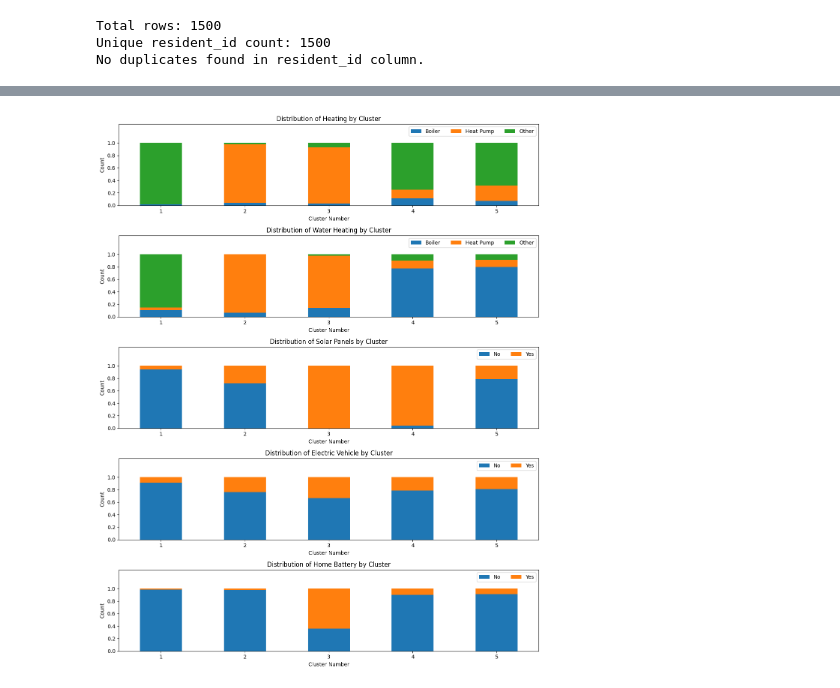
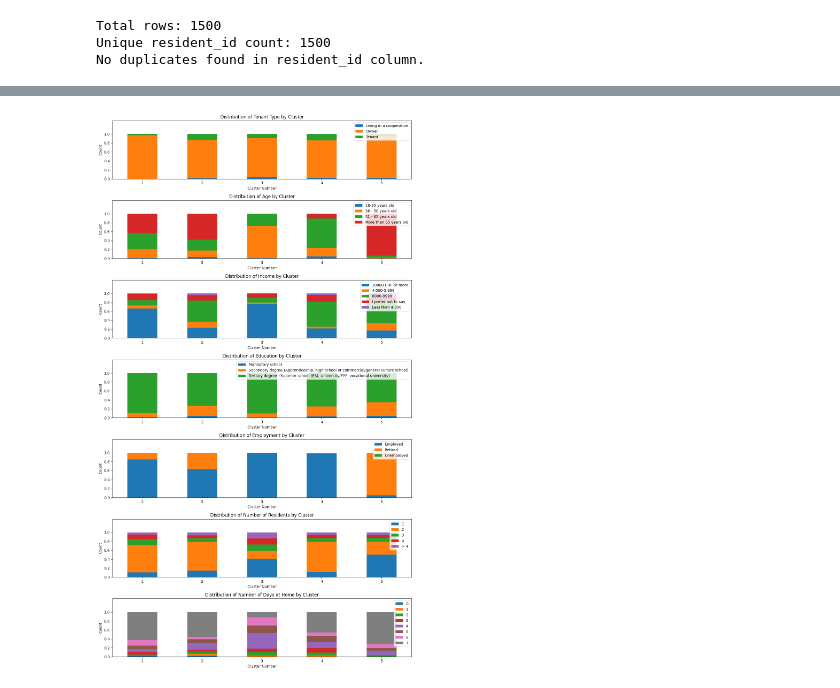
Before and after one commit to jasigrist/Customer_Segmentation_Lantern, a Jupyter notebook: KPrototypes/kPrototypes_Clustering.ipynb, the cells around one changed output, grey strips where cells are left out. Saved outputs shown, nothing was run; the diff lists cells and outputs as text; code cells hidden in the pictures.

Commit message:
Further improvements to handle different datasets

```diff
--- a/KPrototypes/kPrototypes_Clustering.ipynb
+++ b/KPrototypes/kPrototypes_Clustering.ipynb
@@ -17,8 +17,8 @@ def skip(line, cell):
     return
 # %%
 dataset = "SWW"    # Options: "SWW", "GroupE"
-building_type = "house" # "flat" or "house"
-categorical_features = "technical" # "technical" or "sociodemographic"
+building_type = "house" # "flat", "house", "all"
+categorical_features = "sociodemographic" # "technical" or "sociodemographic"
 number_of_clusters = 5
 weighting_gamma = 3
 # %%
@@ -61,11 +61,15 @@ n_samples = data_3d.shape[0]
 Shape of the 3D array: (1481, 96, 1)
 # %%
 # Load the Excel file
-file_path = (f"/Users/jansigrist/Documents/SP/Customer_Segmentation_Lantern/DATA/{dataset}/Survey_Data/Survey_Data.xlsx")
+file_path = (f"/Users/jansigrist/Documents/SP/Customer_Segmentation_Lantern/DATA/{dataset}/Survey_Data/Survey_Data_{dataset}.xlsx")
 
-df = pd.read_excel(file_path, skiprows=4, nrows=1500, header=None,dtype={10: str})
+if dataset == "SWW":
+    df = pd.read_excel(file_path, skiprows=4, nrows=1500, header=None,dtype={10: str})
+    cols_to_extract = [10, 142, 143, 144, 145, 146, 147, 148, 149, 150, 152, 154, 127, 129, 155, 131, 128, 156, 157, 158, 159, 160]
+elif dataset == "GroupE":
+    df = pd.read_excel(file_path, skiprows=3, nrows=1500, header=None,dtype={0: str})
+    cols_to_extract = [0, 148, 149, 150, 151, 152, 153, 154, 155, 156, 158, 160, 134, 136, 161, 138, 135, 162, 163, 154, 155, 166]
 
-cols_to_extract = [10, 142, 143, 144, 145, 146, 147, 148, 149, 150, 152, 154, 127, 129, 155, 131, 128, 156, 157, 158, 159, 160]
 extracted_df = df.iloc[:, cols_to_extract]
 
 # Assign your own headers
@@ -275,10 +325,14 @@ print(combined_data)
 # %%
 # 5. Specify the categorical feature column indices (the last 7 columns)
 
-if building_type == "house":
-    number_of_categories = 5
+
+if categorical_features == "technical":
+    if building_type == "house":
+        number_of_categories = 5
+    else:
+        number_of_categories = 2
 else:
-    number_of_categories = 2
+    number_of_categories = 7
 
 categorical_indices = list(range(combined_data.shape[1] - number_of_categories, combined_data.shape[1]))
 numerical_indices = list(range(0, combined_data.shape[1]-number_of_categories))
@@ -748,13 +828,17 @@ print(df.head())
 # %%
 # Number of categorical features to plot
 
-if building_type == "flat":
-    category_features = ['Individual Electric Boiler', 'Individual Washing Machine']
-    n_features = len(category_features)
+if categorical_features == "technical":
+    if building_type == "flat":
+        category_features = ['Individual Electric Boiler', 'Individual Washing Machine']
+
+    else:
+        category_features = ['Heating', 'Water Heating', 'Solar Panels', 'Electric Vehicle', 'Home Battery']
+
 else:
-    category_features = ['Heating', 'Water Heating', 'Solar Panels', 'Electric Vehicle', 'Home Battery']
-    n_features = len(category_features)
+    category_features = ['Tenant Type', 'Age', 'Income', 'Education', 'Employment', 'Number of Residents', 'Number of Days at Home' ]
 
+n_features = len(category_features)
 fig, axes = plt.subplots(n_features, 1, figsize=(12, 3 * n_features))
 
 if n_features == 1:
@@ -764,32 +848,32 @@ for i, feature in enumerate(category_features):
     ax = axes[i]
     # Group and pivot data for plotting
     counts = df.groupby(['cluster', feature]).size().unstack(fill_value=0)
     proportions = counts.div(counts.sum(axis=1), axis=0)
 
     # Plot stacked bar chart
     proportions.plot(kind='bar', stacked=True, ax=ax)
 
     # Titles and labels
     ax.set_title(f'Distribution of {feature} by Cluster')
     ax.set_ylabel('Count')
     ax.set_xlabel('Cluster Number')
     ax.set_ylim(0, 1.3)  # y-axis goes only up to 1.15 (bars max out at 1, extra space for DR titles)
     ax.set_yticks(np.arange(0, 1.01, 0.2))
 
     # Rotate x-ticks for readability
     ax.set_xticklabels(ax.get_xticklabels(), rotation=0)
     ax.legend(
     #title='Category',
     loc='upper right',
     bbox_to_anchor=(1, 1),  # Adjust this value for vertical position
-    ncol=8,
+    ncol=1,
     fontsize='medium'
 )
 #plt.savefig(
 #f"/Users/jansigrist/Documents/SP/Customer_Segmentation_Lantern/Results/{dataset}/Plots/Survey/categories_tech_house.png",
 #bbox_inches='tight'
 #)
 plt.tight_layout()
 plt.show()
 # %% [output]
-[figure, old version]
+[figure, new version]
```
Also changed, not shown: parts of 7 cells of this notebook, 6 other files.
